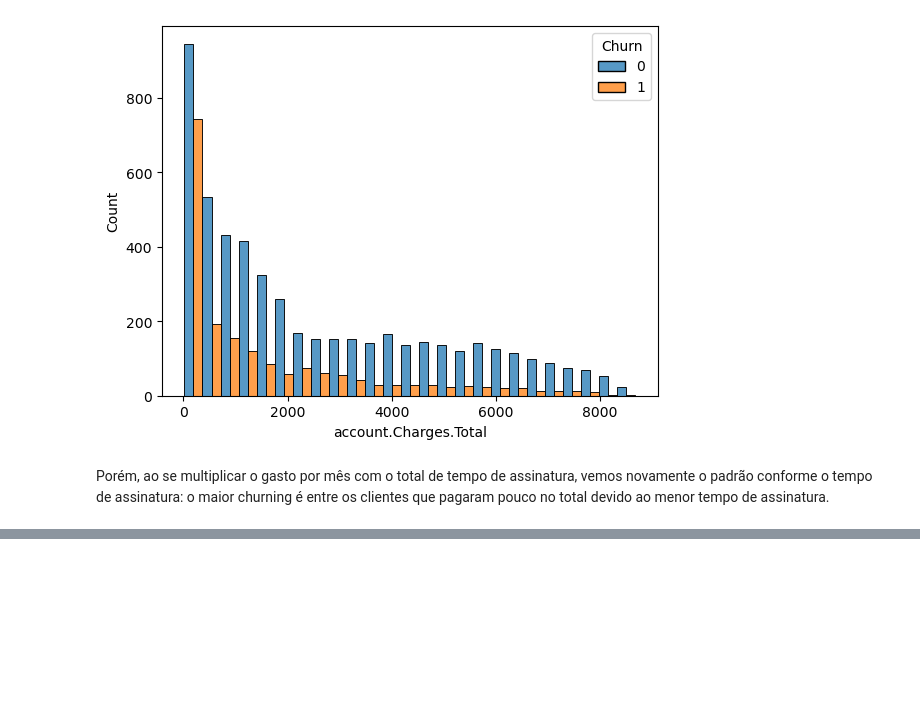
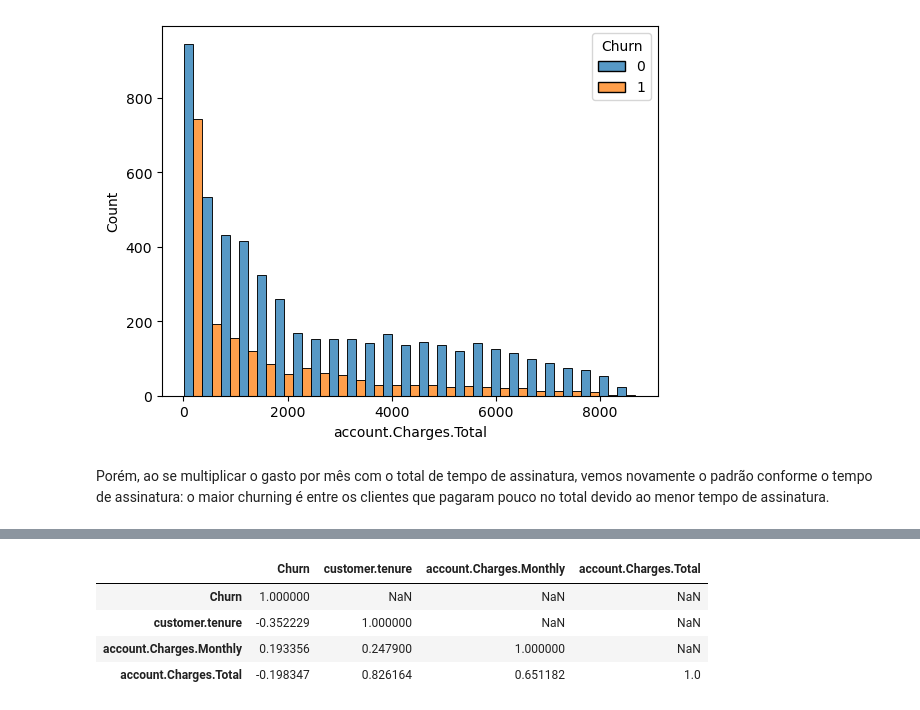
Before and after one commit to RPGraciotti/Novexus_alura_challenge, a Jupyter notebook: notebook_projeto.ipynb, the cells around one changed output, grey strips where cells are left out. Saved outputs shown, nothing was run; the diff lists cells and outputs as text; code cells hidden in the pictures; blank space fills up the shorter version.

```diff
--- a/notebook_projeto.ipynb
+++ b/notebook_projeto.ipynb
@@ -718,0 +807,10 @@ Porém, ao se multiplicar o gasto por mês com o total de tempo de assinatura, v
+# %%
+df_cont = df_limpo[['Churn','customer.tenure','account.Charges.Monthly','account.Charges.Total']]
+m_corr = df_cont.corr()
+m_corr.where(np.tril(np.ones(m_corr.shape).astype(bool), k = 0)) # mostrando apenas matriz inferior
+# %% [output]
+|  | Churn | customer.tenure | account.Charges.Monthly | account.Charges.Total |
+| Churn | 1.000000 | NaN | NaN | NaN |
+| customer.tenure | -0.352229 | 1.000000 | NaN | NaN |
+| account.Charges.Monthly | 0.193356 | 0.247900 | 1.000000 | NaN |
+| account.Charges.Total | -0.198347 | 0.826164 | 0.651182 | 1.0 |
```
Also changed, not shown: parts of 12 cells of this notebook.
